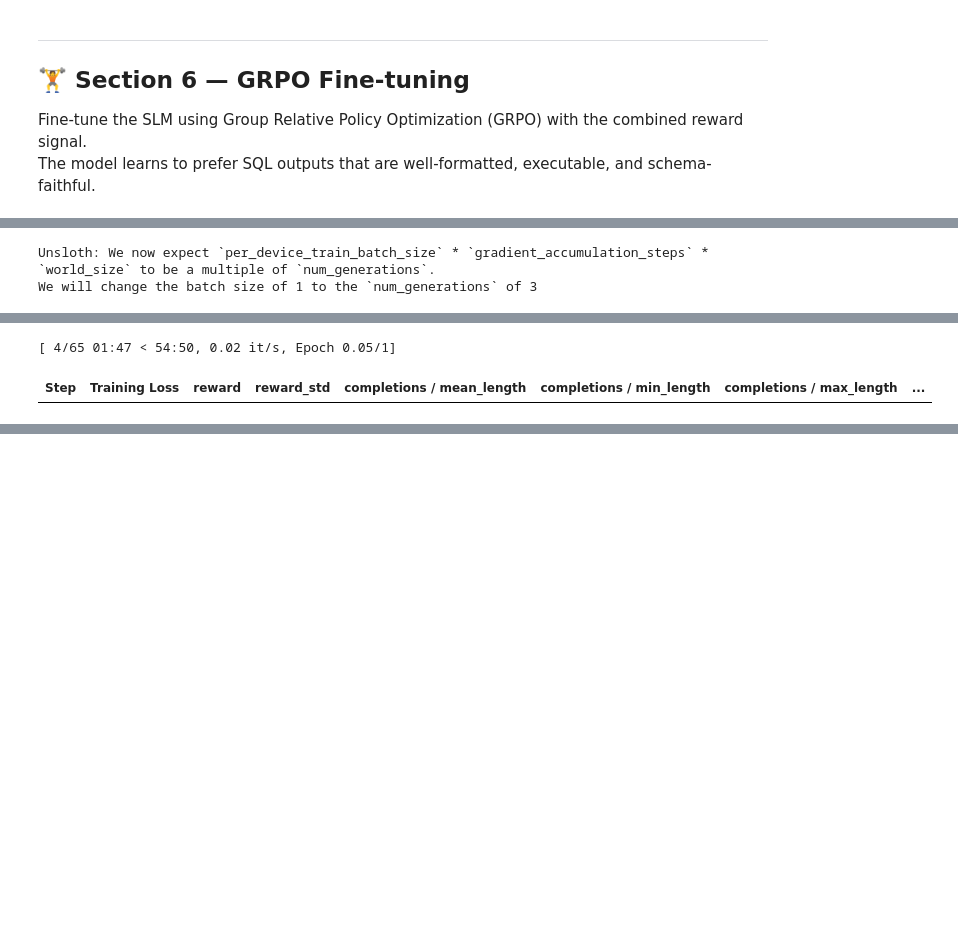
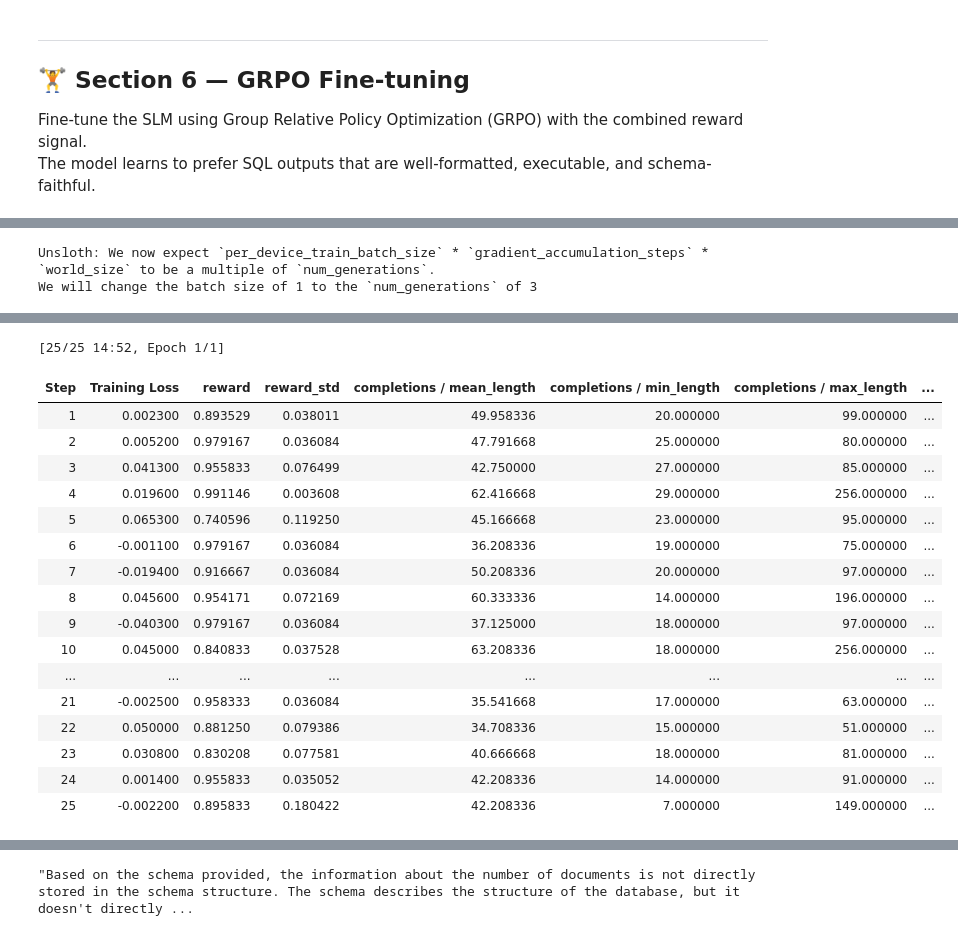
Before and after one commit to sriksmachi/text2sql-slm-finetuning-grpo, a Jupyter notebook: notebooks/01_data_exploration.ipynb, the cells around one changed output, grey strips where cells are left out. Saved outputs shown, nothing was run; the diff lists cells and outputs as text; code cells hidden in the pictures; blank space fills up the shorter version.

Commit message:
Kaggle Notebook | txt2sql-grpo-finetuning | Version 6

```diff
--- a/notebooks/01_data_exploration.ipynb
+++ b/notebooks/01_data_exploration.ipynb
@@ -392,35 +433,3 @@ merged_samples.head()
 | 2 | battle_death | {'battle': ['id', 'name', 'date',... | SELECT name , date FROM battle | List the name, date and result of... | spider |
 | 3 | battle_death | {'battle': ['id', 'name', 'date',... | SELECT max(killed) , min(killed) ... | What is maximum and minimum death... | spider |
 | 4 | battle_death | {'battle': ['id', 'name', 'date',... | SELECT avg(injured) FROM death | What is the average number of inj... | spider |
-# %%
-from collections import defaultdict
-from pathlib import Path
-from datasets import Dataset, DatasetDict
-import random
-import numpy as np
-
-SAMPLE_SIZE = 6 # Full DB takes ~26 hours on T4x2, reduce based on available capacity
-db_ids = merged_samples["db_id"].unique()[:SAMPLE_SIZE]
-
-train_ratio: float = 0.8
-val_ratio: float = 0.1
-seed: int = 42
-
-n = len(db_ids)
-rng = np.random.default_rng(seed=seed)
-db_ids = rng.permutation(db_ids)
-
-n_train = max(1, int(n * train_ratio))
-n_val = max(1, int(n * val_ratio))
-train_dbs = db_ids[:n_train]
-val_dbs = db_ids[n_train: n_train + n_val]
-test_dbs = db_ids[n_train + n_val:]
-
-print(f"DBs in each set: Train, Val, Test: {len(train_dbs), len(val_dbs), len(test_dbs)}")
-train_ds = merged_samples[merged_samples["db_id"].isin(train_dbs)]
-val_ds = merged_samples[merged_samples["db_id"].isin(val_dbs)]
-test_ds = merged_samples[merged_samples["db_id"].isin(test_dbs)]
-
-print(len(train_ds))
-print(len(val_ds))
-print(len(test_ds))
@@ -898,7 +907,7 @@ model = FastLanguageModel.get_peft_model(
     r = lora_rank, # Choose any number > 0 ! Suggested 8, 16, 32, 64, 128
     target_modules = [
         "q_proj", "k_proj", "v_proj", "o_proj",
-        # "gate_proj", "up_proj", "down_proj",
+        "gate_proj", "up_proj", "down_proj", # Uncomment based on processing power
     ], # Remove QKVO if out of memory
     lora_alpha = lora_rank,
     use_gradient_checkpointing = "unsloth", # Enable long context finetuning
@@ -1034,7 +1004,7 @@ grpo_train_cfg = GRPOConfig(
             beta=grpo_cfg["grpo"]["beta"],
             epsilon=grpo_cfg["grpo"]["epsilon"],
             num_iterations=1,
-            per_device_train_batch_size=train_cfg.get("per_device_train_batch_size", 1),
+            per_device_train_batch_size=train_cfg.get("per_device_train_batch_size", 3),
             gradient_accumulation_steps=train_cfg.get("gradient_accumulation_steps", 8),
             learning_rate=train_cfg.get("learning_rate", 2e-5),
             num_train_epochs=train_cfg.get("num_train_epochs", 1),
@@ -1068,2 +1039,18 @@ O^O/ \_/ \    Batch size per device = 3 | Gradient accumulation steps = 8
-[ 4/65 01:47 < 54:50, 0.02 it/s, Epoch 0.05/1]
+[25/25 14:52, Epoch 1/1]
 | Step | Training Loss | reward | reward_std | completions / mean_length | completions / min_length | completions / max_length | ... |
+| 1 | 0.002300 | 0.893529 | 0.038011 | 49.958336 | 20.000000 | 99.000000 | ... |
+| 2 | 0.005200 | 0.979167 | 0.036084 | 47.791668 | 25.000000 | 80.000000 | ... |
+| 3 | 0.041300 | 0.955833 | 0.076499 | 42.750000 | 27.000000 | 85.000000 | ... |
+| 4 | 0.019600 | 0.991146 | 0.003608 | 62.416668 | 29.000000 | 256.000000 | ... |
+| 5 | 0.065300 | 0.740596 | 0.119250 | 45.166668 | 23.000000 | 95.000000 | ... |
+| 6 | -0.001100 | 0.979167 | 0.036084 | 36.208336 | 19.000000 | 75.000000 | ... |
+| 7 | -0.019400 | 0.916667 | 0.036084 | 50.208336 | 20.000000 | 97.000000 | ... |
+| 8 | 0.045600 | 0.954171 | 0.072169 | 60.333336 | 14.000000 | 196.000000 | ... |
+| 9 | -0.040300 | 0.979167 | 0.036084 | 37.125000 | 18.000000 | 97.000000 | ... |
+| 10 | 0.045000 | 0.840833 | 0.037528 | 63.208336 | 18.000000 | 256.000000 | ... |
+| ... | ... | ... | ... | ... | ... | ... | ... |
+| 21 | -0.002500 | 0.958333 | 0.036084 | 35.541668 | 17.000000 | 63.000000 | ... |
+| 22 | 0.050000 | 0.881250 | 0.079386 | 34.708336 | 15.000000 | 51.000000 | ... |
+| 23 | 0.030800 | 0.830208 | 0.077581 | 40.666668 | 18.000000 | 81.000000 | ... |
+| 24 | 0.001400 | 0.955833 | 0.035052 | 42.208336 | 14.000000 | 91.000000 | ... |
+| 25 | -0.002200 | 0.895833 | 0.180422 | 42.208336 | 7.000000 | 149.000000 | ... |
@@ -1087,0 +1074,20 @@ O^O/ \_/ \    Batch size per device = 3 | Gradient accumulation steps = 8
+# %%
+text = tokenizer.apply_chat_template([
+    {"role" : "user", "content" : "### Question\nHow many documents do we have?\n### Schema\n{'ref_template_types': ['template_type_code', 'template_type_description'], 'templates': ['template_id', 'version_number', 'template_type_code', 'date_effective_from', 'date_effective_to', 'template_details'], 'documents': ['document_id', 'template_id', 'document_name', 'document_description', 'other_details'], 'paragraphs': ['paragraph_id', 'document_id', 'paragraph_text', 'other_details']}"},
+], tokenize = False, add_generation_prompt = True)
+
+from vllm import SamplingParams
+sampling_params = SamplingParams(
+    temperature = 0.8,
+    top_p = 0.95,
+    max_tokens = 1024,
+)
+output = model.fast_generate(
+    [text],
+    sampling_params = sampling_params,
+    lora_request = None,
+)[0].outputs[0].text
+
+output
+# %% [output]
+"Based on the schema provided, the information about the number of documents is not directly stored in the schema structure. The schema describes the structure of the database, but it doesn't directly ...
```
Also changed, not shown: parts of 10 cells of this notebook.
